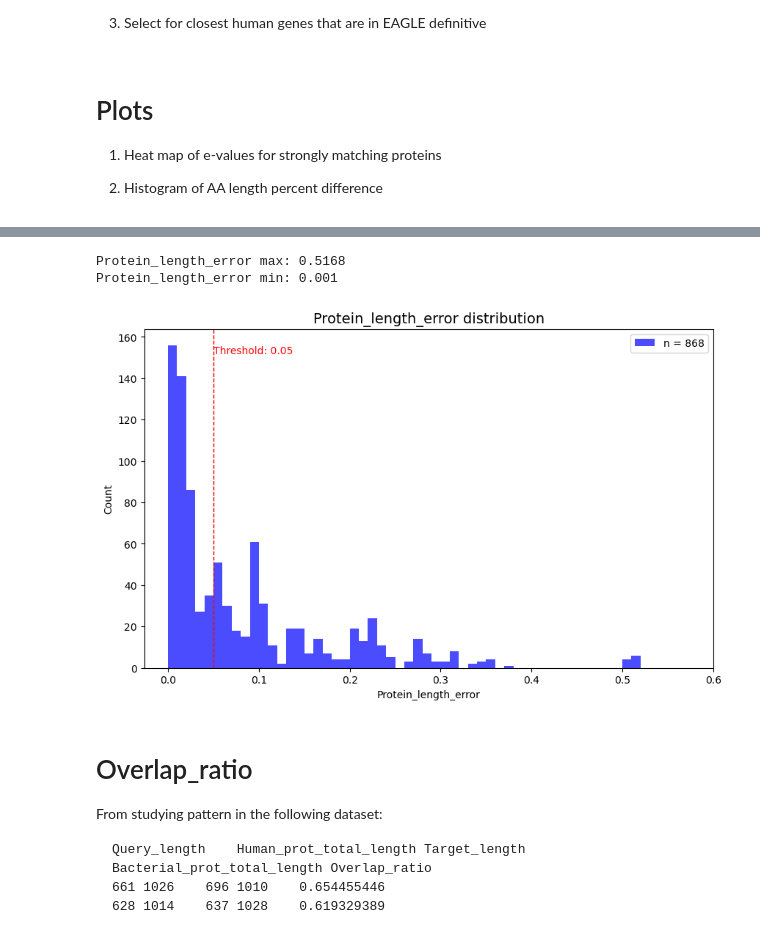
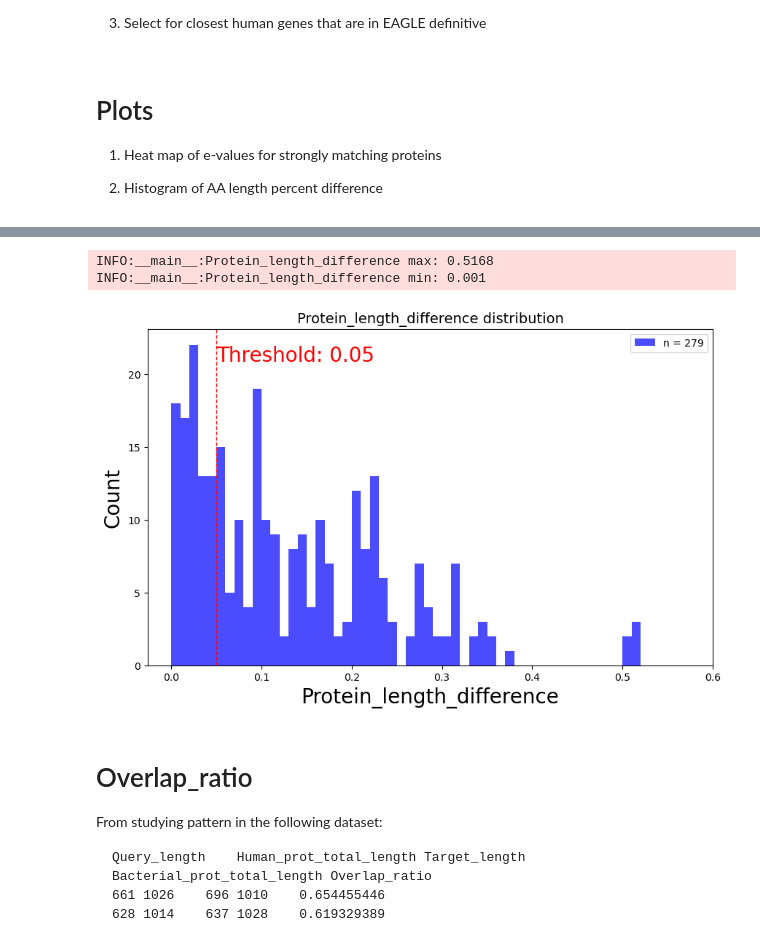
Before and after one commit to juliandeanmoran/BISSH, a Jupyter notebook: testing/explore_aJain_pipeline.ipynb, the cells around one changed output, grey strips where cells are left out. Drawn from its saved outputs; the diff is of its cells as text; code cells hidden in the pictures.

Commit message:
Filtered for unique protein matches before running additional filtering criteria and regenerated plots. Wrote out intermediate datasets.

```diff
--- a/testing/explore_aJain_pipeline.ipynb
+++ b/testing/explore_aJain_pipeline.ipynb
@@ -351,0 +355,34 @@ shape: (904, 71)
+# %%
+# ============================================================
+#                             Summary
+# ============================================================
+
+def summarise_protein_matches(
+    df: pl.DataFrame
+) -> pl.DataFrame:
+
+    logger.info(f"N protein matches: {len(df)}")
+
+    unique_clusters = df[args["col_pm_cluster_id"]].unique()
+    logger.info(f"N unique clusters: {len(unique_clusters)}")
+
+    unique_protein_pairs = df.unique(
+        subset=[args["col_pm_defProt_id"], args["col_pm_hsProt_id"], args["col_pm_cluster_id"]]
+    ).sort(args["col_pm_cluster_id"])
+
+    # unique_protein_pairs = df[
+    #     [args["col_pm_defProt_id"], args["col_pm_hsProt_id"], args["col_pm_cluster_id"]]
+    # ].unique().sort("cluster_id")
+
+    logger.info(f"N unique protein pairs: {len(unique_protein_pairs)}")
+    logger.info(unique_clusters)
+
+    return unique_protein_pairs
+
+df_def_unq_prot_matches = summarise_protein_matches(df_def_filtered)
+
+df_def_unq_prot_matches.write_csv(
+    f"{args['out_path']}/defense_proteins_filt_n={len(df_def_unq_prot_matches)}.tsv",
+    separator="\t",
+    include_header=True
+)
@@ -393,7 +448,7 @@ def add_annotations(
     return df
 
 df_def_extra_metrics = add_annotations(
-    df=df_def_filtered,
+    df=df_def_unq_prot_matches,
     var_length_error=args["var_name_lengthError"]
 )
 
@@ -417,6 +472,6 @@ shape: (868, 72)
 # %%
 # ============================================================
-#                  Plot: Protein length error
+#               Plot: Protein length difference
 # ============================================================
 
 # PLot histogram of `Protein_length_error`
@@ -449,6 +504,7 @@ def plot_hist(
         ylabel: str = "Count",
         threshold: float = None,
         threshold_ann: str = None,
+        threshold_ann_side: str = "left",
         dims: Tuple[int, int] = (10, 6),
         out_path: str = None
 ) -> None:
@@ -492,38 +548,39 @@ def plot_hist(
 
     ax.hist(var, bins=edges, color=colour, alpha=alpha, label=f"n = {var.size:,}")
     ax.legend()
     ax.yaxis.set_major_formatter(FuncFormatter(lambda x, _: f"{int(x):,}"))
     ax.xaxis.set_major_formatter(FuncFormatter(_fmt))
     ax.set_xticks(xticks)
     ax.set_xlabel(xlabel, fontsize=axis_label_fontSize)
     ax.set_ylabel(ylabel, fontsize=axis_label_fontSize)
     ax.set_title(title, fontsize=title_fontSize)
 
     if threshold is not None:
         ax.axvline(x=threshold, color="red", linestyle="--", linewidth=1)
         if threshold_ann is None:
             threshold_ann = f"Threshold: {threshold}"
-        ax.text(threshold, ax.get_ylim()[1]*0.95, threshold_ann, color="red", ha="left", va="top", fontsize=axis_label_fontSize)
+        ax.text(threshold, ax.get_ylim()[1]*0.95, threshold_ann, color="red", ha=threshold_ann_side, va="top", fontsize=axis_label_fontSize)
 
     if out_path is not None:
         out_plot(figure=fig, out_path=out_path, svg=True, png_dpi=1080)
 
     plt.show()
 
 plot_hist(
     df=df_def_extra_metrics,
     col_name=args["var_name_lengthError"],
     tick_interval=0.1,
     bin_width=0.01,
     title=f"{args['var_name_lengthError']} distribution",
     xlabel=args["var_name_lengthError"],
     out_path=f"{args['out_path']}/hist_{args['var_name_lengthError']}",
-    threshold=args["threshold_lengthError"]
+    threshold=args["threshold_lengthError"],
+    axis_label_fontSize=20,
 )
 # %% [output]
-Protein_length_error max: 0.5168
-Protein_length_error min: 0.001
+INFO:__main__:Protein_length_difference max: 0.5168
+INFO:__main__:Protein_length_difference min: 0.001
-[figure, old version]
+[figure, new version]
 # %% [markdown]
 # Overlap_ratio
 
```
Also changed, not shown: parts of 9 cells of this notebook, 11 other files.
